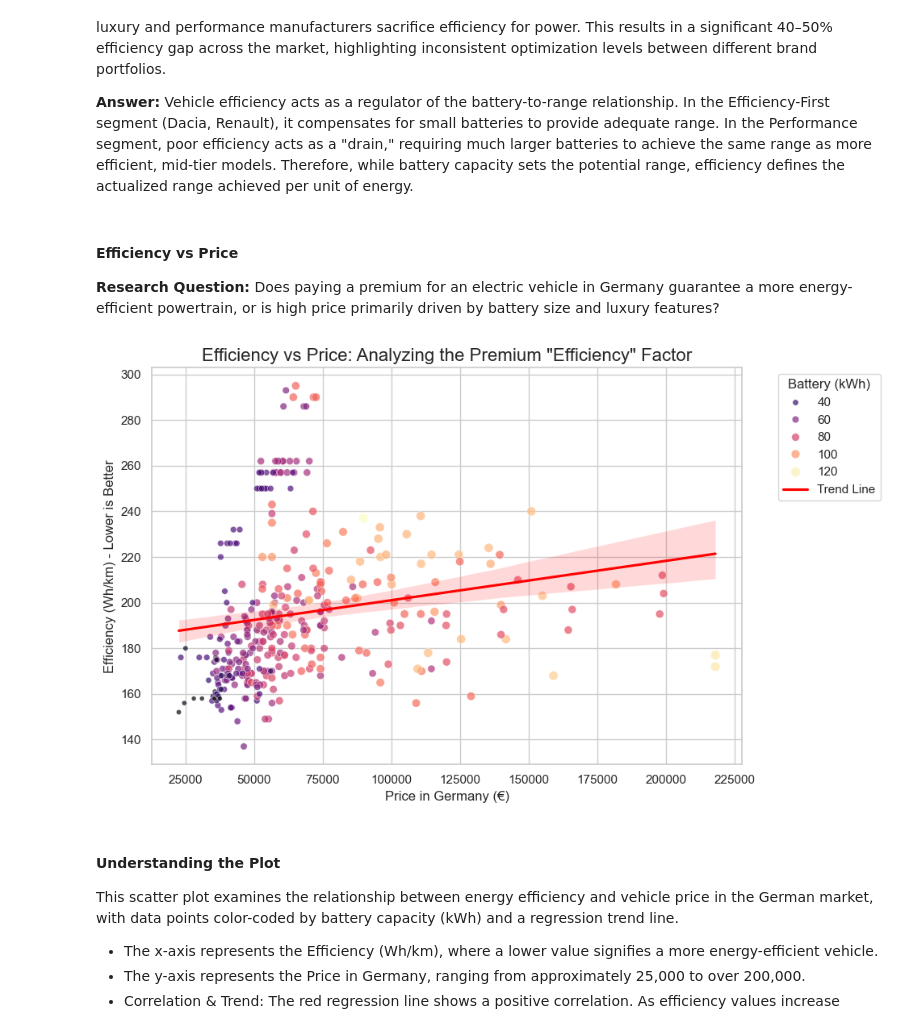
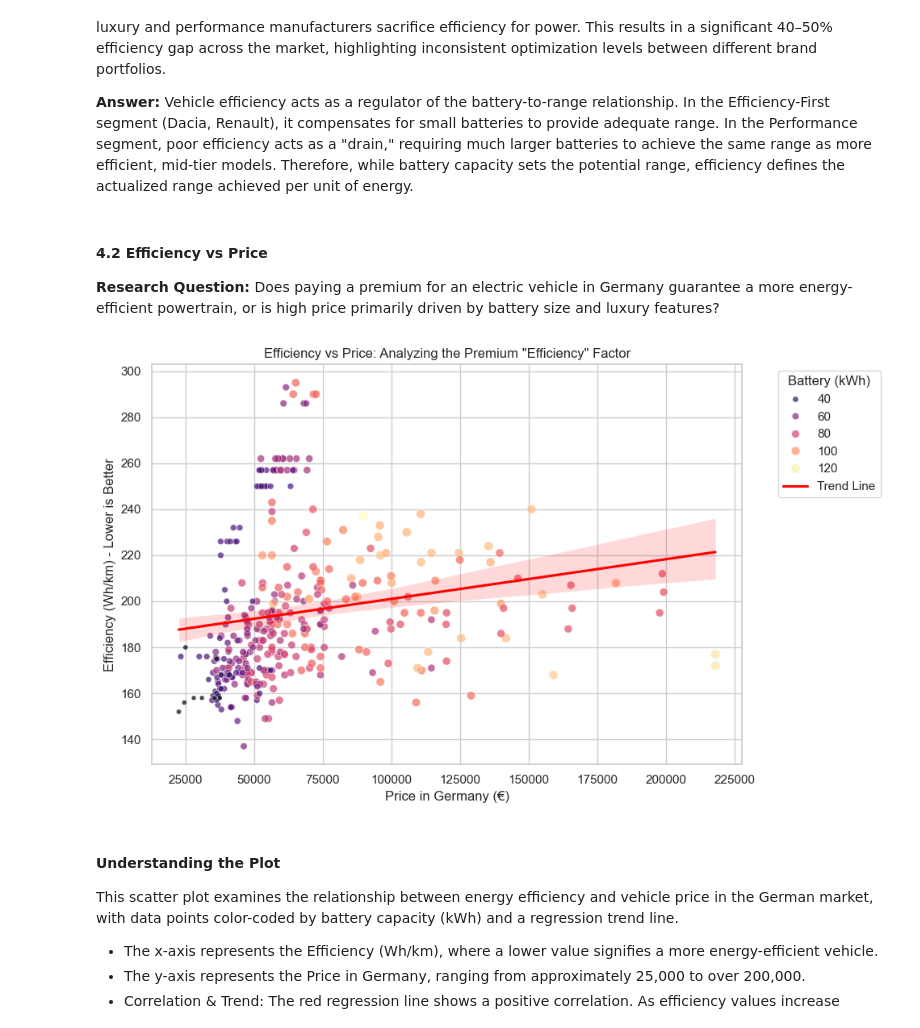
Before and after one commit to divyadas176/Electric_Vehicle_Analysis, a Jupyter notebook: Electric_Vehicle_Analysis.ipynb, the cells around one changed output. Saved outputs shown, nothing was run; the diff lists cells and outputs as text; code cells hidden in the pictures.

```diff
--- a/Electric_Vehicle_Analysis.ipynb
+++ b/Electric_Vehicle_Analysis.ipynb
@@ -721,7 +721,7 @@ The data reveals a clear efficiency divide: mass-market and city-car brands achi
 **Answer:**
 Vehicle efficiency acts as a regulator of the battery-to-range relationship. In the Efficiency-First segment (Dacia, Renault), it compensates for small batteries to provide adequate range. In the Performance segment, poor efficiency acts as a "drain," requiring much larger batteries to achieve the same range as more efficient, mid-tier models. Therefore, while battery capacity sets the potential range, efficiency defines the actualized range achieved per unit of energy.
 # %% [markdown]
-#### Efficiency vs Price
+#### 4.2 Efficiency vs Price
 
 **Research Question:** Does paying a premium for an electric vehicle in Germany guarantee a more energy-efficient powertrain, or is high price primarily driven by battery size and luxury features?
 # %%
@@ -729,35 +729,35 @@ import seaborn as sns
 import matplotlib.pyplot as plt
 
 # Set the visual style
 sns.set_theme(style="whitegrid")
 
 # Create a scatter plot to analyze Price vs Efficiency
 # We add 'Battery' as the hue to see if price is driven by battery size
 plt.figure(figsize=(10, 6))
 plot = sns.scatterplot(
     data=ev_df,
     x='Price_DE',
     y='Efficiency',
     hue='Battery',   # Color points by battery size
     size='Battery',  # Scale points by battery size
     palette='magma',
     alpha=0.7
 )
 
 # Adding a regression line to show the overall trend (optional)
 sns.regplot(data=ev_df, x='Price_DE', y='Efficiency', scatter=False, color='red', label='Trend Line')
 
 # Labels and Title
-plt.title('Efficiency vs Price: Analyzing the Premium "Efficiency" Factor', fontsize=16)
+plt.title('Efficiency vs Price: Analyzing the Premium "Efficiency" Factor')
 plt.xlabel('Price in Germany (€)', fontsize=12)
 plt.ylabel('Efficiency (Wh/km) - Lower is Better', fontsize=12)
 plt.legend(title='Battery (kWh)', bbox_to_anchor=(1.05, 1), loc='upper left')
 
 plt.tight_layout()
 plt.savefig('efficiency_vs_price_analysis.png')
 plt.show()
 # %% [output]
-[figure, old version]
+[figure, new version]
 # %% [markdown]
 #### Understanding the Plot
 
```
Also changed, not shown: parts of 16 cells of this notebook.
